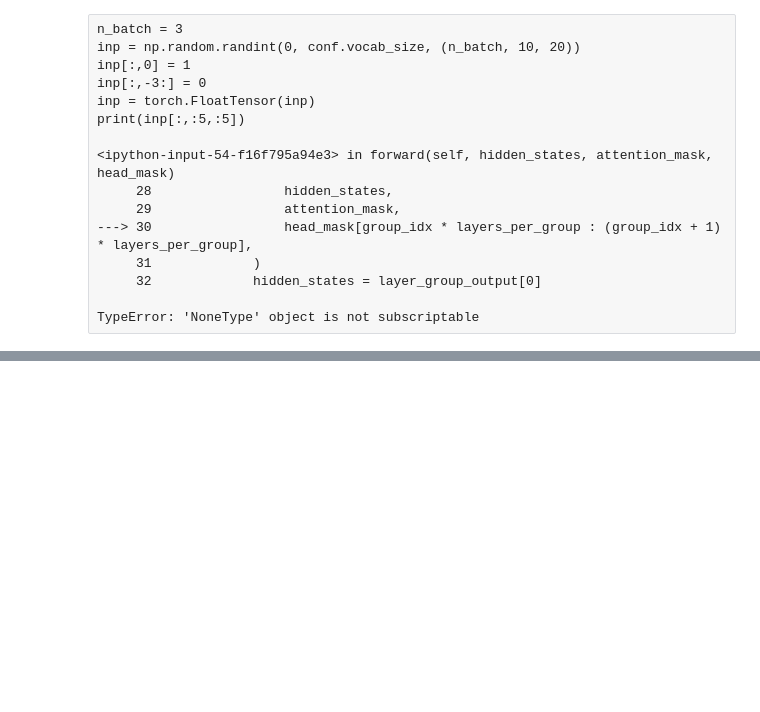
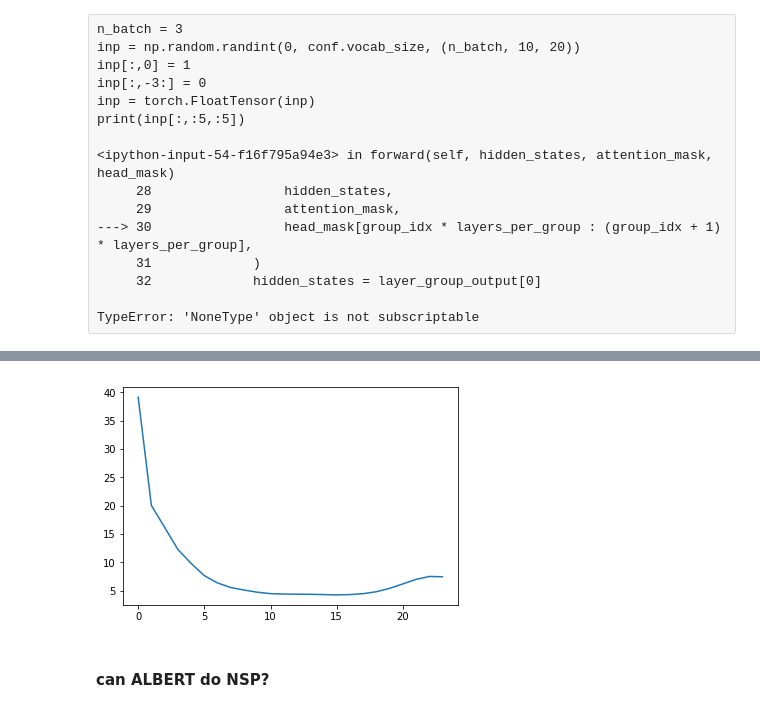
Before and after one commit to jinkilee/jinkilee.github.io, a Jupyter notebook: code/ipynb/albert.ipynb, the cells around one changed output, grey strips where cells are left out. Cells and saved outputs as stored; diff of their text form; code cells hidden in the pictures; blank space fills up the shorter version.

```diff
--- a/code/ipynb/albert.ipynb
+++ b/code/ipynb/albert.ipynb
@@ -1049,0 +1016,8 @@ TypeError: 'NoneType' object is not subscriptable
+# %%
+attention_mask = torch.ones(input_ids.shape)
+extended_attention_mask = attention_mask.unsqueeze(1).unsqueeze(2)
+extended_attention_mask = extended_attention_mask.to(dtype=torch.float32)  # fp16 compatibility
+extended_attention_mask = (1.0 - extended_attention_mask) * -10000.0
+# %%
+n_layers = model.encoder.config.num_hidden_layers
+n_layers
@@ -1049,0 +1026,2 @@ TypeError: 'NoneType' object is not subscriptable
+# %%
+head_mask = [None] * n_layers
@@ -1049,0 +1063,17 @@ TypeError: 'NoneType' object is not subscriptable
+# %%
+hidden_states = model.encoder.embedding_hidden_mapping_in(emb_output)
+dist = torch.nn.CosineSimilarity(dim=1, eps=1e-6)
+distance_list = []
+for i in range(n_layers):
+    input_embedding = hidden_states#.view(-1, 8*768)
+    layer_out = model.encoder.albert_layer_groups[0](
+        hidden_states,
+        extended_attention_mask,
+        head_mask[0*n_layers:(0+1)*n_layers]
+    )
+    hidden_states = layer_out[0]
+    output_embedding = hidden_states#.view(-1, 8*768)
+
+    distance = torch.dist(input_embedding, output_embedding, p=2)
+    print(i, hidden_states.shape, input_embedding.shape, output_embedding.shape, distance)
+    distance_list.append(distance)
@@ -1049,0 +1098,6 @@ TypeError: 'NoneType' object is not subscriptable
+# %%
+import matplotlib.pyplot as plt
+plt.plot(distance_list)
+plt.show()
+# %% [output]
+[figure, added]
@@ -1049,0 +1106,2 @@ TypeError: 'NoneType' object is not subscriptable
+# %% [markdown]
+#### can ALBERT do NSP?
```
Also changed, not shown: parts of 40 cells of this notebook.
